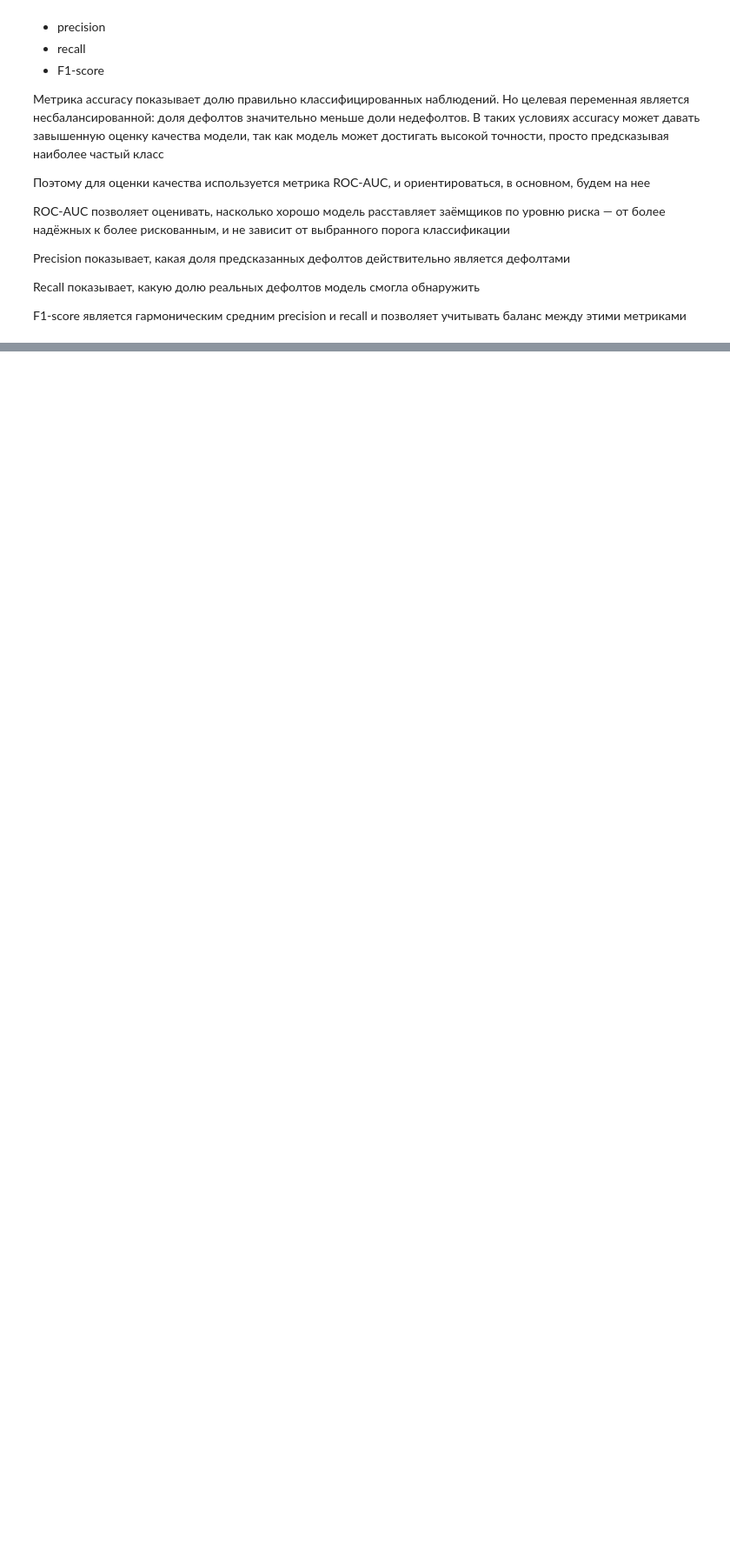
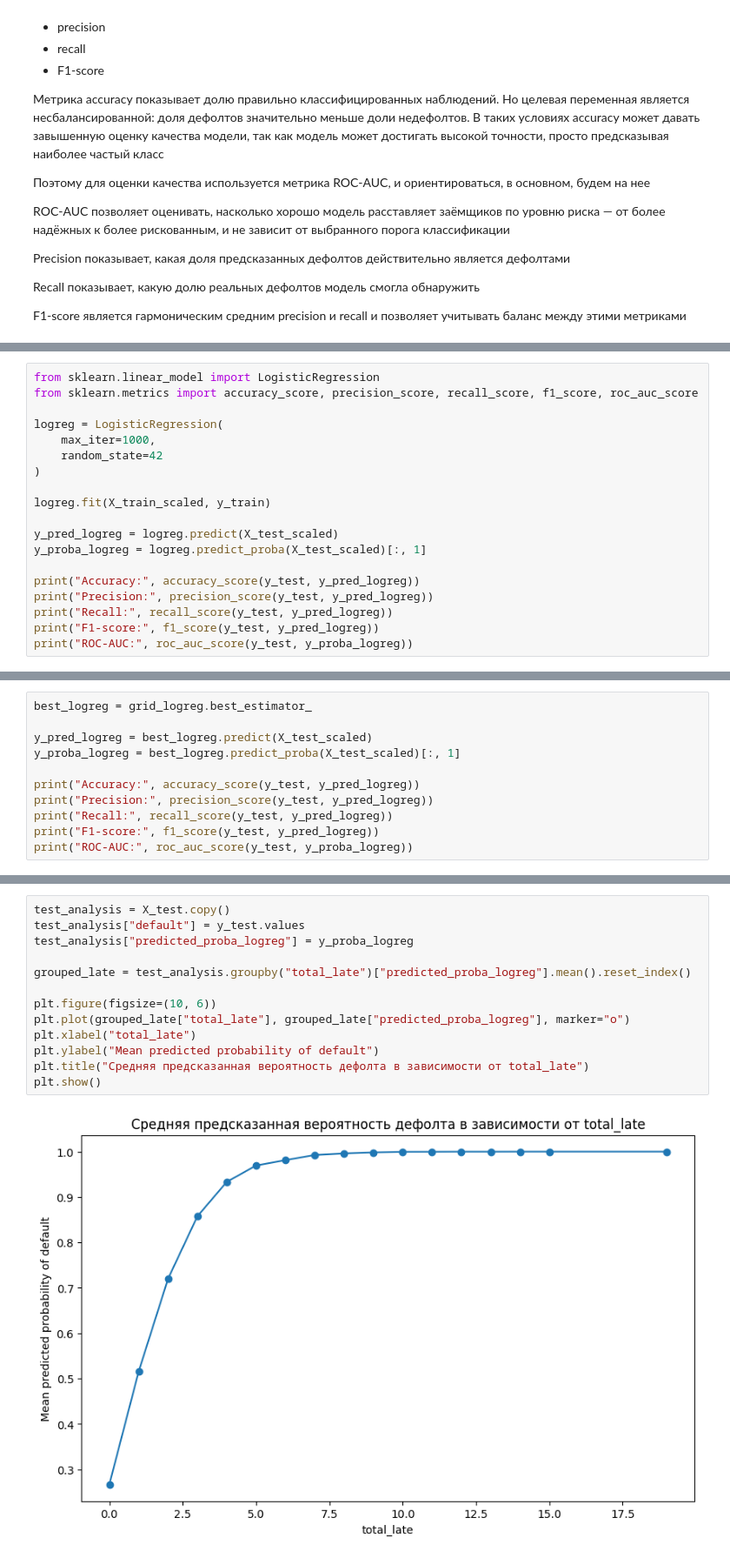
Before and after one commit to tayaland1514/statprak_hw, a Jupyter notebook: EDA.ipynb, the cells around one changed output, grey strips where cells are left out. Shown at 87% size. Drawn from its saved outputs; the diff is of its cells as text; blank space fills up the shorter version.

```diff
--- a/EDA.ipynb
+++ b/EDA.ipynb
@@ -455,0 +483,19 @@ F1-score является гармоническим средним precision и
+# %%
+from sklearn.linear_model import LogisticRegression
+from sklearn.metrics import accuracy_score, precision_score, recall_score, f1_score, roc_auc_score
+
+logreg = LogisticRegression(
+    max_iter=1000,
+    random_state=42
+)
+
+logreg.fit(X_train_scaled, y_train)
+
+y_pred_logreg = logreg.predict(X_test_scaled)
+y_proba_logreg = logreg.predict_proba(X_test_scaled)[:, 1]
+
+print("Accuracy:", accuracy_score(y_test, y_pred_logreg))
+print("Precision:", precision_score(y_test, y_pred_logreg))
+print("Recall:", recall_score(y_test, y_pred_logreg))
+print("F1-score:", f1_score(y_test, y_pred_logreg))
+print("ROC-AUC:", roc_auc_score(y_test, y_proba_logreg))
@@ -455,0 +612,11 @@ F1-score является гармоническим средним precision и
+# %%
+best_logreg = grid_logreg.best_estimator_
+
+y_pred_logreg = best_logreg.predict(X_test_scaled)
+y_proba_logreg = best_logreg.predict_proba(X_test_scaled)[:, 1]
+
+print("Accuracy:", accuracy_score(y_test, y_pred_logreg))
+print("Precision:", precision_score(y_test, y_pred_logreg))
+print("Recall:", recall_score(y_test, y_pred_logreg))
+print("F1-score:", f1_score(y_test, y_pred_logreg))
+print("ROC-AUC:", roc_auc_score(y_test, y_proba_logreg))
@@ -455,0 +842,15 @@ F1-score является гармоническим средним precision и
+# %%
+test_analysis = X_test.copy()
+test_analysis["default"] = y_test.values
+test_analysis["predicted_proba_logreg"] = y_proba_logreg
+
+grouped_late = test_analysis.groupby("total_late")["predicted_proba_logreg"].mean().reset_index()
+
+plt.figure(figsize=(10, 6))
+plt.plot(grouped_late["total_late"], grouped_late["predicted_proba_logreg"], marker="o")
+plt.xlabel("total_late")
+plt.ylabel("Mean predicted probability of default")
+plt.title("Средняя предсказанная вероятность дефолта в зависимости от total_late")
+plt.show()
+# %% [output]
+[figure, added]
```
Also changed, not shown: parts of 48 cells of this notebook.
